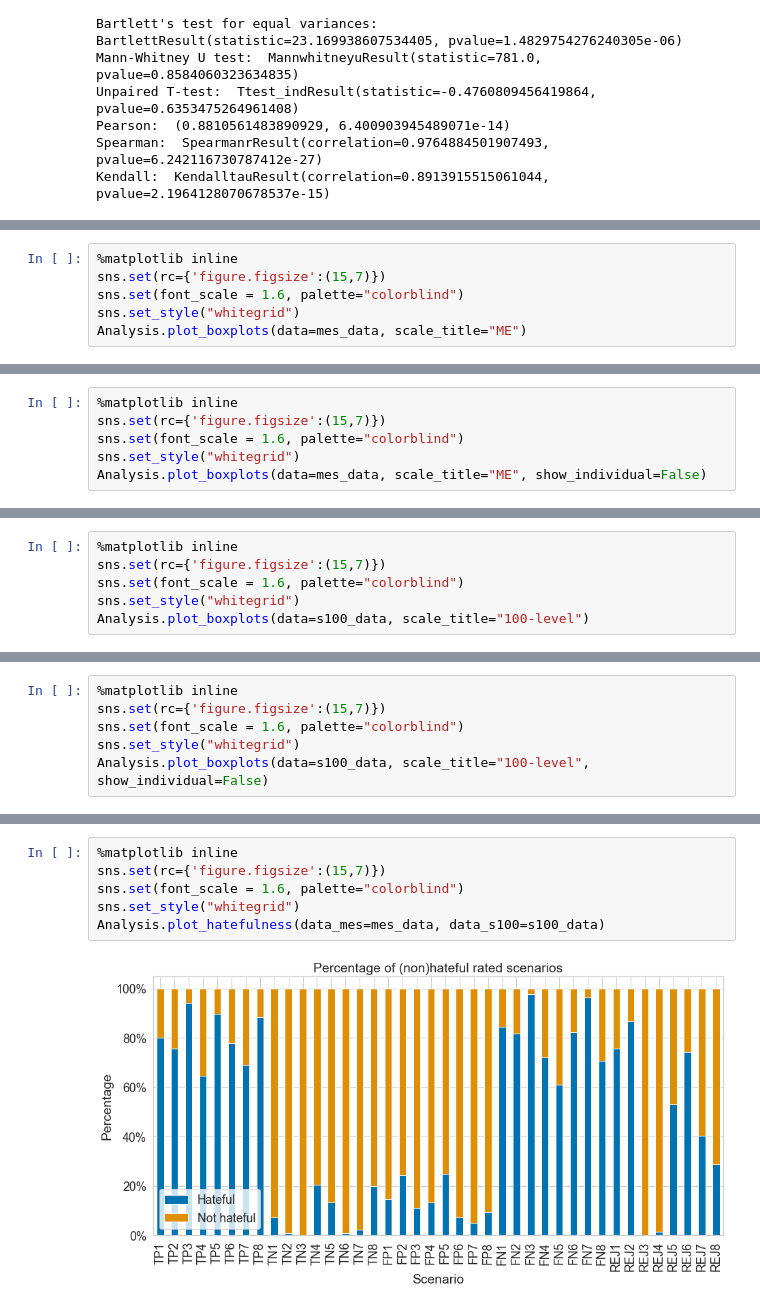
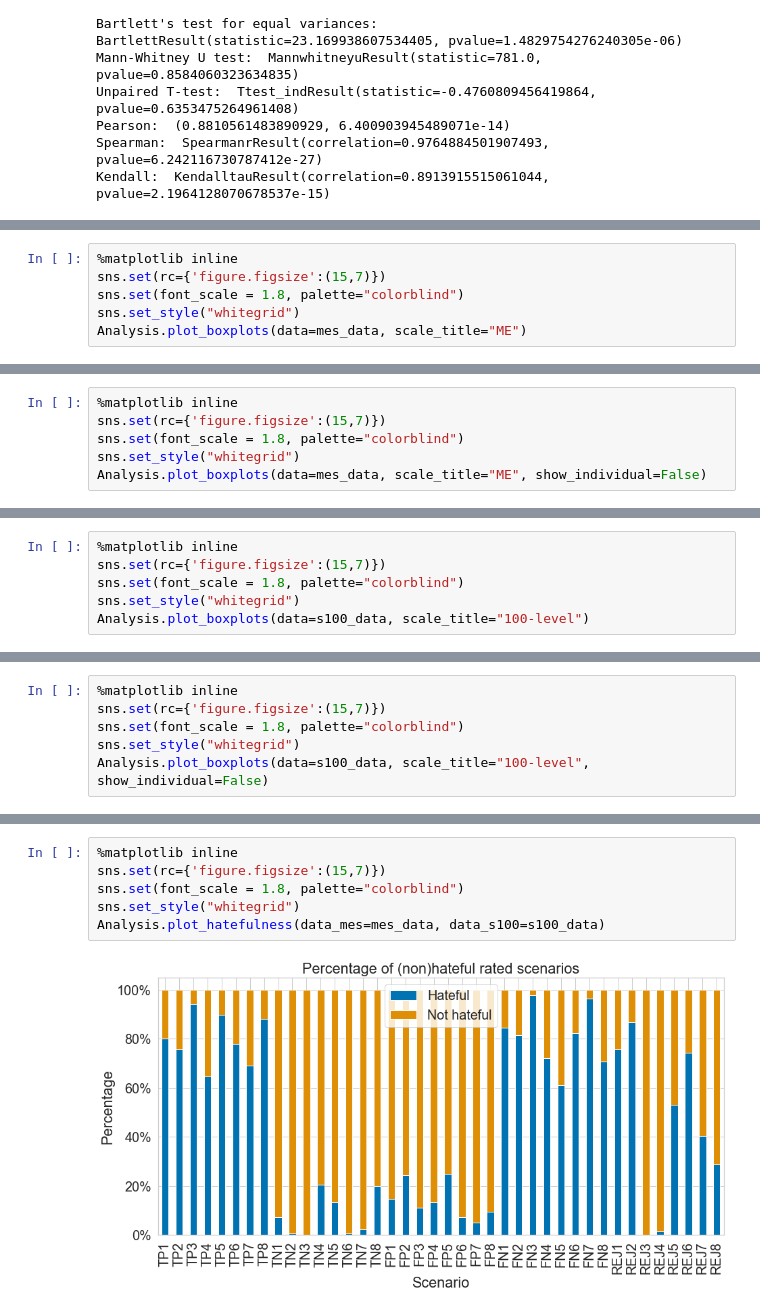
Before and after one commit to delftcrowd/smart_rejector_for_hate_speech, a Jupyter notebook: code/survey/analysis/complete_study.ipynb, the cells around one changed output, grey strips where cells are left out. Cells and saved outputs as stored; diff of their text form.

```diff
--- a/code/survey/analysis/complete_study.ipynb
+++ b/code/survey/analysis/complete_study.ipynb
@@ -129,7 +129,7 @@ Analysis.plot_dual_boxplots(data_mes=mes_data, data_s100=s100_data)
 # %%
 %matplotlib inline
 sns.set(rc={'figure.figsize':(15,7)})
-sns.set(font_scale = 1.6, palette="colorblind")
+sns.set(font_scale = 1.8, palette="colorblind")
 sns.set_style("whitegrid")
 Analysis.plot_boxplots(data=mes_data, scale_title="ME")
 # %% [output]
@@ -137,7 +137,7 @@ Analysis.plot_boxplots(data=mes_data, scale_title="ME")
 # %%
 %matplotlib inline
 sns.set(rc={'figure.figsize':(15,7)})
-sns.set(font_scale = 1.6, palette="colorblind")
+sns.set(font_scale = 1.8, palette="colorblind")
 sns.set_style("whitegrid")
 Analysis.plot_boxplots(data=mes_data, scale_title="ME", show_individual=False)
 # %% [output]
@@ -145,7 +145,7 @@ Analysis.plot_boxplots(data=mes_data, scale_title="ME", show_individual=False)
 # %%
 %matplotlib inline
 sns.set(rc={'figure.figsize':(15,7)})
-sns.set(font_scale = 1.6, palette="colorblind")
+sns.set(font_scale = 1.8, palette="colorblind")
 sns.set_style("whitegrid")
 Analysis.plot_boxplots(data=s100_data, scale_title="100-level")
 # %% [output]
@@ -153,7 +153,7 @@ Analysis.plot_boxplots(data=s100_data, scale_title="100-level")
 # %%
 %matplotlib inline
 sns.set(rc={'figure.figsize':(15,7)})
-sns.set(font_scale = 1.6, palette="colorblind")
+sns.set(font_scale = 1.8, palette="colorblind")
 sns.set_style("whitegrid")
 Analysis.plot_boxplots(data=s100_data, scale_title="100-level", show_individual=False)
 # %% [output]
@@ -161,8 +161,8 @@ Analysis.plot_boxplots(data=s100_data, scale_title="100-level", show_individual=
 # %%
 %matplotlib inline
 sns.set(rc={'figure.figsize':(15,7)})
-sns.set(font_scale = 1.6, palette="colorblind")
+sns.set(font_scale = 1.8, palette="colorblind")
 sns.set_style("whitegrid")
 Analysis.plot_hatefulness(data_mes=mes_data, data_s100=s100_data)
 # %% [output]
-[figure, old version]
+[figure, new version]
```
Also changed, not shown: parts of 6 cells of this notebook, 5 other files.
